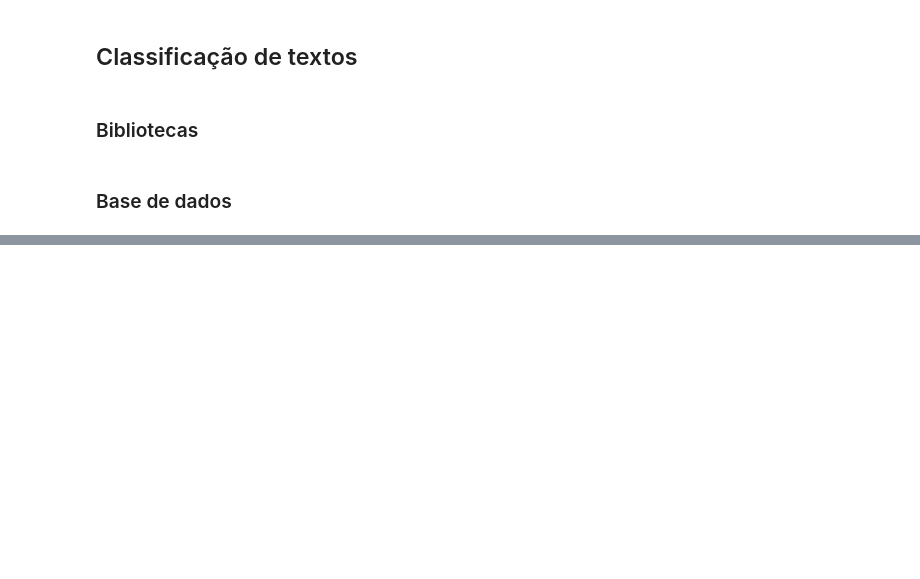
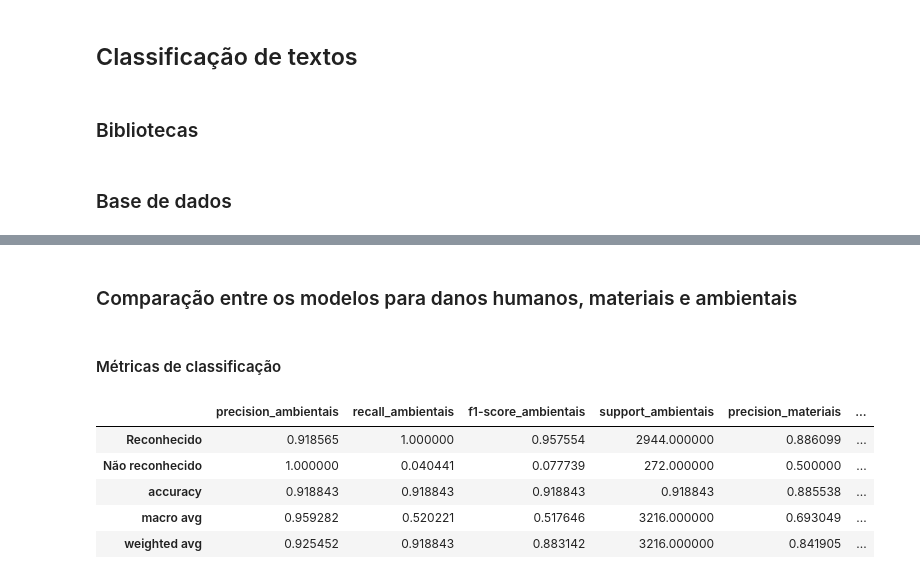
Before and after one commit to brunagmoura/previsaoreconhecimento, a Jupyter notebook: mynewbook/_build/jupyter_execute/Classificação de textos.ipynb, the cells around one changed output, grey strips where cells are left out. Drawn from its saved outputs; the diff is of its cells as text; code cells hidden in the pictures; blank space fills up the shorter version.

Commit message:
Atualiza "Classificação de textos"

```diff
--- a/mynewbook/_build/jupyter_execute/Classificação de textos.ipynb
+++ b/mynewbook/_build/jupyter_execute/Classificação de textos.ipynb
@@ -218,0 +326,41 @@ print(metrics.classification_report(y_test_materiais, predicted_materiais))
+# %% [markdown]
+### Comparação entre os modelos para danos humanos, materiais e ambientais
+# %% [markdown]
+#### Métricas de classificação
+# %%
+# Classification report em dicionário
+classification_report_ambiental_dict = metrics.classification_report(y_test_ambiental, predicted_ambiental, digits=6, target_names=['Reconhecido', 'Não reconhecido'], output_dict=True)
+classification_report_materiais_dict = metrics.classification_report(y_test_materiais, predicted_materiais, digits=6, target_names=['Reconhecido', 'Não reconhecido'], output_dict=True)
+classification_report_humanos_dict = metrics.classification_report(y_test_humanos, predicted_humanos, digits=6, target_names=['Reconhecido', 'Não reconhecido'], output_dict=True)
+
+# DataFrame
+df_ambiental = pd.DataFrame(classification_report_ambiental_dict).transpose()
+df_materiais = pd.DataFrame(classification_report_materiais_dict).transpose()
+df_humanos = pd.DataFrame(classification_report_humanos_dict).transpose()
+
+df_ambiental.columns = [f"{col}_ambientais" for col in df_ambiental.columns]
+df_materiais.columns = [f"{col}_materiais" for col in df_materiais.columns]
+df_humanos.columns = [f"{col}_humanos" for col in df_humanos.columns]
+
+df_comparativo_danos = pd.concat([df_ambiental, df_materiais, df_humanos], axis=1)
+
+# Destacar métrica f1
+def highlight_accuracy_f1(row):
+    highlight = [''] * len(row)
+    if row.name == 'accuracy':
+        for i, col in enumerate(row.index):
+            if col in ['f1-score_ambientais', 'f1-score_materiais', 'f1-score_humanos']:
+                highlight[i] = 'background-color: #FFFF99'
+    return highlight
+
+
+styled_df = df_comparativo_danos.style.apply(highlight_accuracy_f1, axis=1)
+
+styled_df
+# %% [output]
+|  | precision_ambientais | recall_ambientais | f1-score_ambientais | support_ambientais | precision_materiais | ... |
+| Reconhecido | 0.918565 | 1.000000 | 0.957554 | 2944.000000 | 0.886099 | ... |
+| Não reconhecido | 1.000000 | 0.040441 | 0.077739 | 272.000000 | 0.500000 | ... |
+| accuracy | 0.918843 | 0.918843 | 0.918843 | 0.918843 | 0.885538 | ... |
+| macro avg | 0.959282 | 0.520221 | 0.517646 | 3216.000000 | 0.693049 | ... |
+| weighted avg | 0.925452 | 0.918843 | 0.883142 | 3216.000000 | 0.841905 | ... |
```
Also changed, not shown: parts of 43 cells of this notebook, 23 other files.
